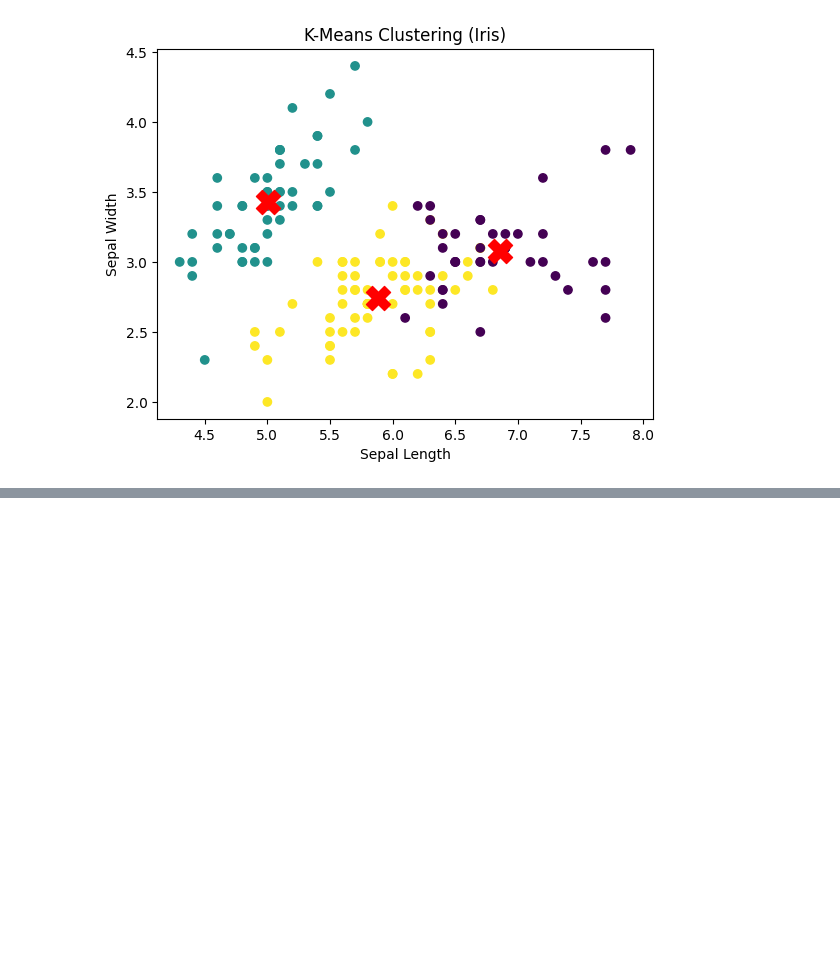
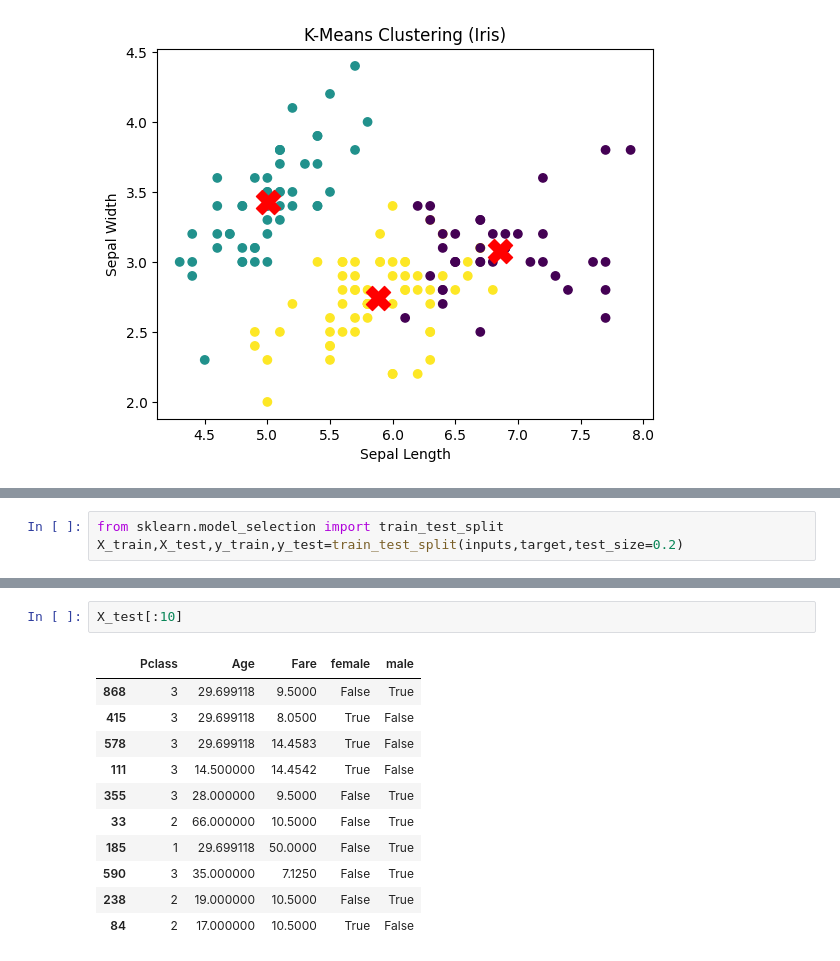
Before and after one commit to dhanusharer/ML, a Jupyter notebook: unsupervised.ipynb, the cells around one changed output, grey strips where cells are left out. Saved outputs shown, nothing was run; the diff lists cells and outputs as text; blank space fills up the shorter version.

```diff
--- a/unsupervised.ipynb
+++ b/unsupervised.ipynb
@@ -333,0 +436,3 @@ plt.show()
+# %%
+from sklearn.model_selection import train_test_split
+X_train,X_test,y_train,y_test=train_test_split(inputs,target,test_size=0.2)
@@ -333,0 +450,14 @@ plt.show()
+# %%
+X_test[:10]
+# %% [output]
+|  | Pclass | Age | Fare | female | male |
+| 868 | 3 | 29.699118 | 9.5000 | False | True |
+| 415 | 3 | 29.699118 | 8.0500 | True | False |
+| 578 | 3 | 29.699118 | 14.4583 | True | False |
+| 111 | 3 | 14.500000 | 14.4542 | True | False |
+| 355 | 3 | 28.000000 | 9.5000 | False | True |
+| 33 | 2 | 66.000000 | 10.5000 | False | True |
+| 185 | 1 | 29.699118 | 50.0000 | False | True |
+| 590 | 3 | 35.000000 | 7.1250 | False | True |
+| 238 | 2 | 19.000000 | 10.5000 | False | True |
+| 84 | 2 | 17.000000 | 10.5000 | True | False |
```
Also changed, not shown: parts of 29 cells of this notebook.
